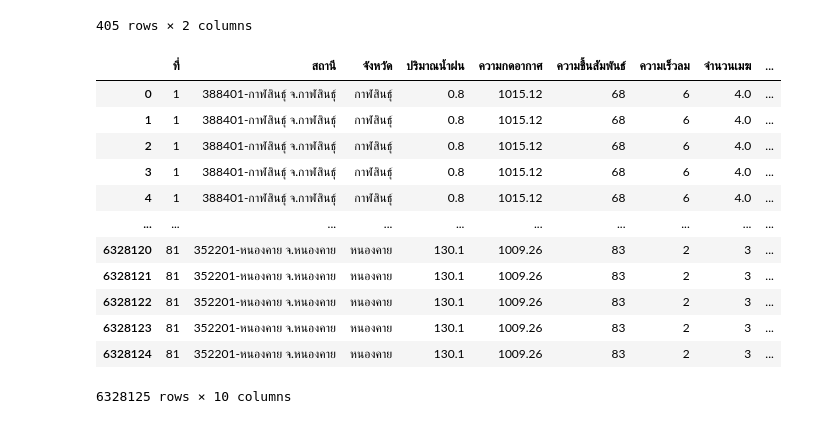
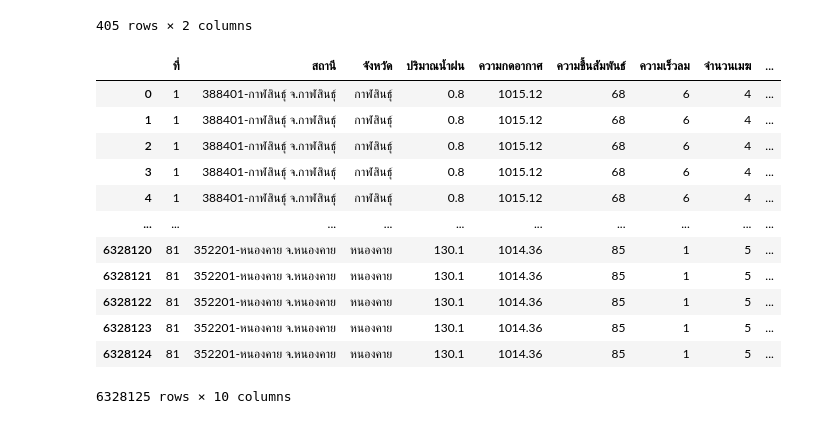
Before and after one commit to SasiwimonV/Basicprog_DataViz65, a Jupyter notebook: ข้อมูลอุตุ.ipynb, the cells around one changed output. Cells and saved outputs as stored; diff of their text form; code cells hidden in the pictures.

```diff
--- a/ข้อมูลอุตุ.ipynb
+++ b/ข้อมูลอุตุ.ipynb
@@ -142,7 +137,7 @@ tksn = pd.read_excel('/content/drive/MyDrive/ข้อมูลกรมอุ
 tkkc = pd.read_excel('/content/drive/MyDrive/ข้อมูลกรมอุตุ/ความชื้นสัมพันธ์/ความชื้นสัมพัทธ์ขอนแก่น.xlsx',header=[0])
 tcpm= pd.read_excel('/content/drive/MyDrive/ข้อมูลกรมอุตุ/ความชื้นสัมพันธ์/ความชื้นสัมพัทธ์ชัยภูมิ.xlsx',header=[0])
 tmkm = pd.read_excel('/content/drive/MyDrive/ข้อมูลกรมอุตุ/ความชื้นสัมพันธ์/ความชื้นสัมพัทธ์มหาสารคาม.xlsx',header=[0])
-tnk = pd.read_excel('/content/drive/MyDrive/ข้อมูลกรมอุตุ/ความชื้นสัมพันธ์/ความชื้นสัมพัทธ์มหาสารคาม.xlsx',header=[0])
+tnk = pd.read_excel('/content/drive/MyDrive/ข้อมูลกรมอุตุ/ความชื้นสัมพันธ์/ความชื้นสัมพัทธ์หนองคาย.xlsx',header=[0])
 
 tksn['จังหวัด'] = 'กาฬสินธุ์' #เพิ่มคอลัมน์จังหวัด
 tkkc['จังหวัด'] = 'ขอนแก่น'
@@ -410,22 +405,21 @@ a
 # %%
 merge1 = Speed.merge(p, how ='left', left_on=['ที่',], right_on=['ที่'])
 merge2 = merge1.merge(t, how ='left', left_on=['ที่',], right_on=['ที่'])
 merge3 = merge2.merge(v, how ='left', left_on=['ที่',], right_on=['ที่'])
 merge4 = merge3.merge(c, how ='left', left_on=['ที่',], right_on=['ที่'])
 merge5 = merge4.merge(n, how ='left', left_on=['ที่',], right_on=['ที่'])
 merge6= merge5.merge(a, how ='left', left_on=['ที่',], right_on=['ที่'])
-merge6 #รวมตาราง
 # %% [output]
 |  | ที่ | สถานี | จังหวัด | ปริมาณน้ำฝน | ความกดอากาศ | ความชื้นสัมพันธ์ | ความเร็วลม | จำนวนเมฆ | ... |
-| 0 | 1 | 388401-กาฬสินธุ์ จ.กาฬสินธุ์ | กาฬสินธุ์ | 0.8 | 1015.12 | 68 | 6 | 4.0 | ... |
-| 1 | 1 | 388401-กาฬสินธุ์ จ.กาฬสินธุ์ | กาฬสินธุ์ | 0.8 | 1015.12 | 68 | 6 | 4.0 | ... |
-| 2 | 1 | 388401-กาฬสินธุ์ จ.กาฬสินธุ์ | กาฬสินธุ์ | 0.8 | 1015.12 | 68 | 6 | 4.0 | ... |
-| 3 | 1 | 388401-กาฬสินธุ์ จ.กาฬสินธุ์ | กาฬสินธุ์ | 0.8 | 1015.12 | 68 | 6 | 4.0 | ... |
-| 4 | 1 | 388401-กาฬสินธุ์ จ.กาฬสินธุ์ | กาฬสินธุ์ | 0.8 | 1015.12 | 68 | 6 | 4.0 | ... |
+| 0 | 1 | 388401-กาฬสินธุ์ จ.กาฬสินธุ์ | กาฬสินธุ์ | 0.8 | 1015.12 | 68 | 6 | 4 | ... |
+| 1 | 1 | 388401-กาฬสินธุ์ จ.กาฬสินธุ์ | กาฬสินธุ์ | 0.8 | 1015.12 | 68 | 6 | 4 | ... |
+| 2 | 1 | 388401-กาฬสินธุ์ จ.กาฬสินธุ์ | กาฬสินธุ์ | 0.8 | 1015.12 | 68 | 6 | 4 | ... |
+| 3 | 1 | 388401-กาฬสินธุ์ จ.กาฬสินธุ์ | กาฬสินธุ์ | 0.8 | 1015.12 | 68 | 6 | 4 | ... |
+| 4 | 1 | 388401-กาฬสินธุ์ จ.กาฬสินธุ์ | กาฬสินธุ์ | 0.8 | 1015.12 | 68 | 6 | 4 | ... |
 | ... | ... | ... | ... | ... | ... | ... | ... | ... | ... |
-| 6328120 | 81 | 352201-หนองคาย จ.หนองคาย | หนองคาย | 130.1 | 1009.26 | 83 | 2 | 3 | ... |
-| 6328121 | 81 | 352201-หนองคาย จ.หนองคาย | หนองคาย | 130.1 | 1009.26 | 83 | 2 | 3 | ... |
-| 6328122 | 81 | 352201-หนองคาย จ.หนองคาย | หนองคาย | 130.1 | 1009.26 | 83 | 2 | 3 | ... |
-| 6328123 | 81 | 352201-หนองคาย จ.หนองคาย | หนองคาย | 130.1 | 1009.26 | 83 | 2 | 3 | ... |
-| 6328124 | 81 | 352201-หนองคาย จ.หนองคาย | หนองคาย | 130.1 | 1009.26 | 83 | 2 | 3 | ... |
+| 6328120 | 81 | 352201-หนองคาย จ.หนองคาย | หนองคาย | 130.1 | 1014.36 | 85 | 1 | 5 | ... |
+| 6328121 | 81 | 352201-หนองคาย จ.หนองคาย | หนองคาย | 130.1 | 1014.36 | 85 | 1 | 5 | ... |
+| 6328122 | 81 | 352201-หนองคาย จ.หนองคาย | หนองคาย | 130.1 | 1014.36 | 85 | 1 | 5 | ... |
+| 6328123 | 81 | 352201-หนองคาย จ.หนองคาย | หนองคาย | 130.1 | 1014.36 | 85 | 1 | 5 | ... |
+| 6328124 | 81 | 352201-หนองคาย จ.หนองคาย | หนองคาย | 130.1 | 1014.36 | 85 | 1 | 5 | ... |
 6328125 rows × 10 columns
```
Also changed, not shown: parts of 11 cells of this notebook.
